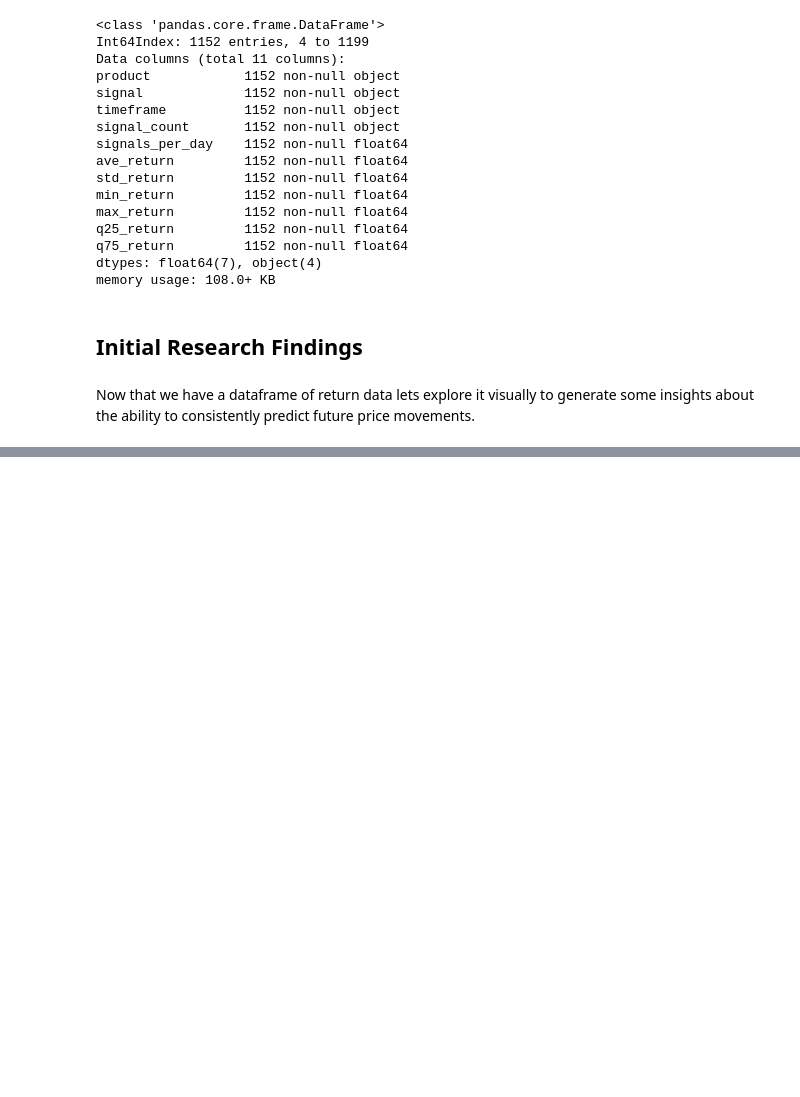
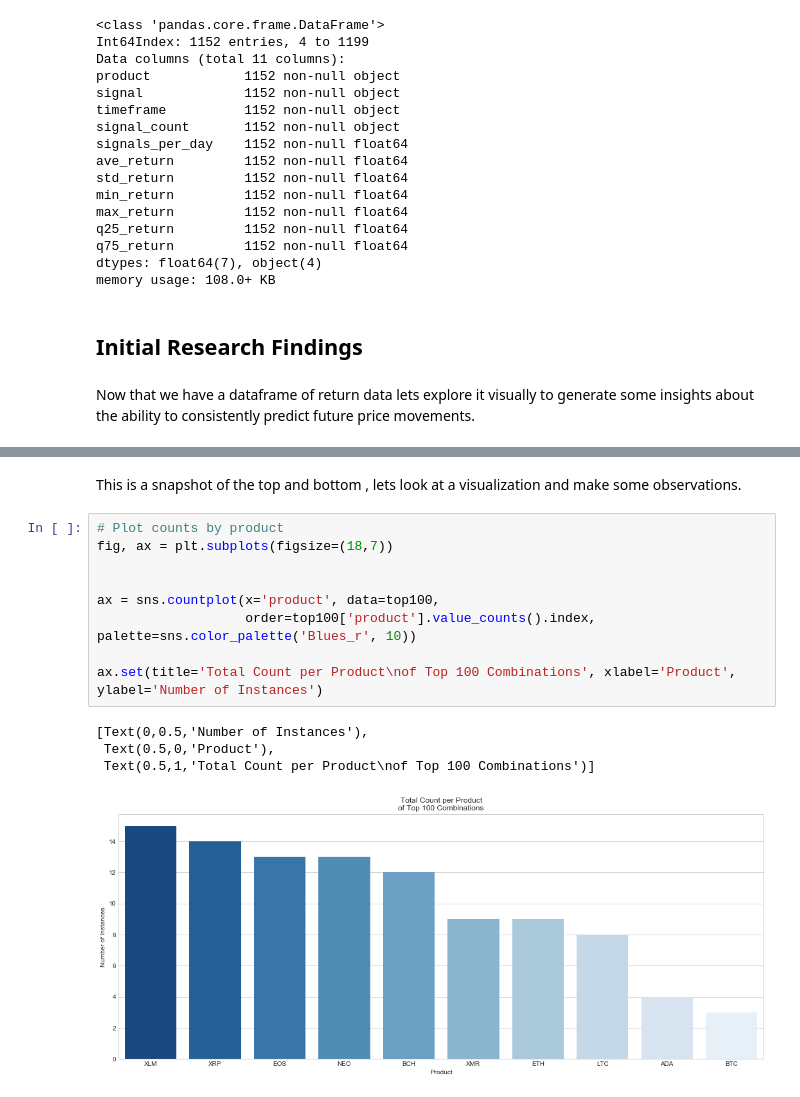
Before and after one commit to franko003/Price_Indicator_Analysis, a Jupyter notebook: notebooks/Price_Indicator_Analysis_MVP.ipynb, the cells around one changed output, grey strips where cells are left out. Drawn from its saved outputs; the diff is of its cells as text; blank space fills up the shorter version.

```diff
--- a/notebooks/Price_Indicator_Analysis_MVP.ipynb
+++ b/notebooks/Price_Indicator_Analysis_MVP.ipynb
@@ -1180,0 +1213,16 @@ g.map(sns.distplot, "ave_return")
+# %% [markdown]
+This is a snapshot of the top and bottom , lets look at a visualization and make some observations.
+# %%
+# Plot counts by product
+fig, ax = plt.subplots(figsize=(18,7))
+
+
+ax = sns.countplot(x='product', data=top100,
+                   order=top100['product'].value_counts().index, palette=sns.color_palette('Blues_r', 10))
+
+ax.set(title='Total Count per Product\nof Top 100 Combinations', xlabel='Product', ylabel='Number of Instances')
+# %% [output]
+[Text(0,0.5,'Number of Instances'),
+ Text(0.5,0,'Product'),
+ Text(0.5,1,'Total Count per Product\nof Top 100 Combinations')]
+[figure, added]
```
Also changed, not shown: parts of 19 cells of this notebook, 1 other file.
